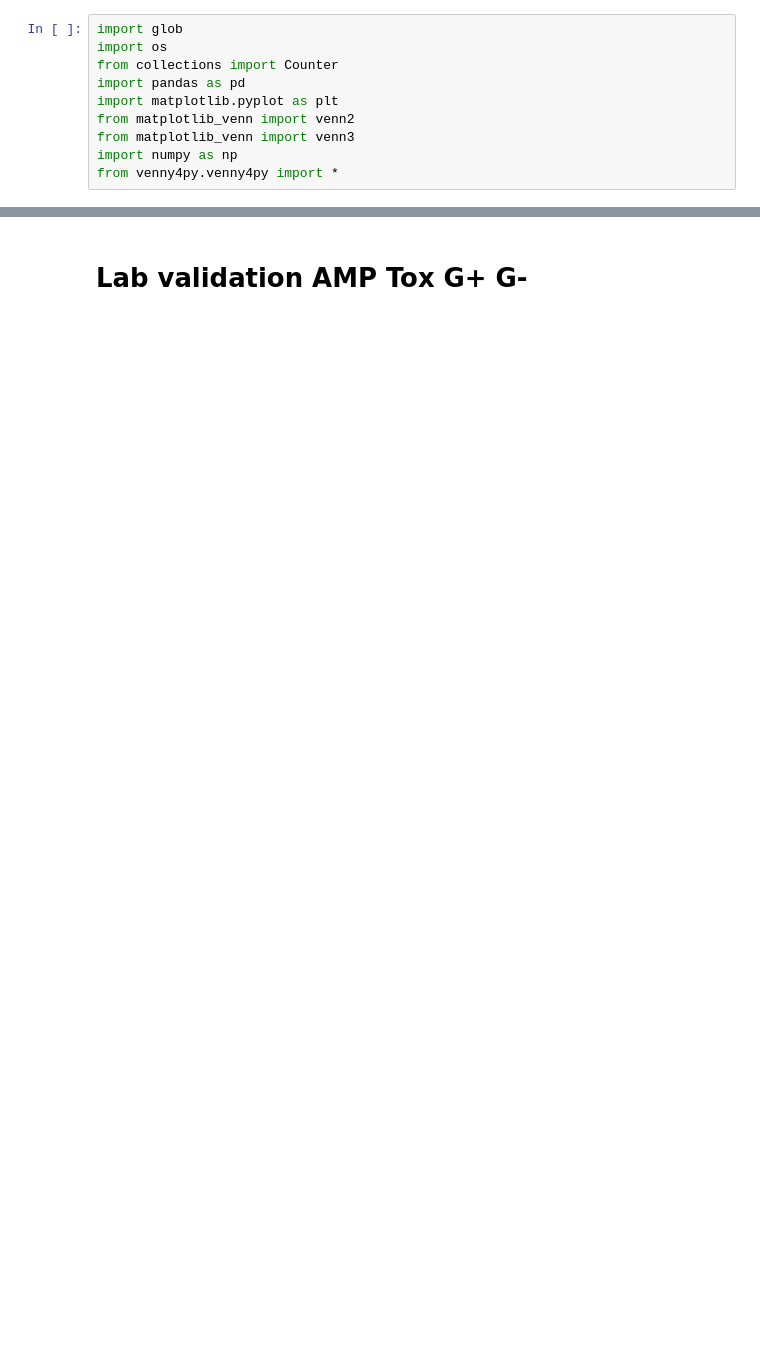
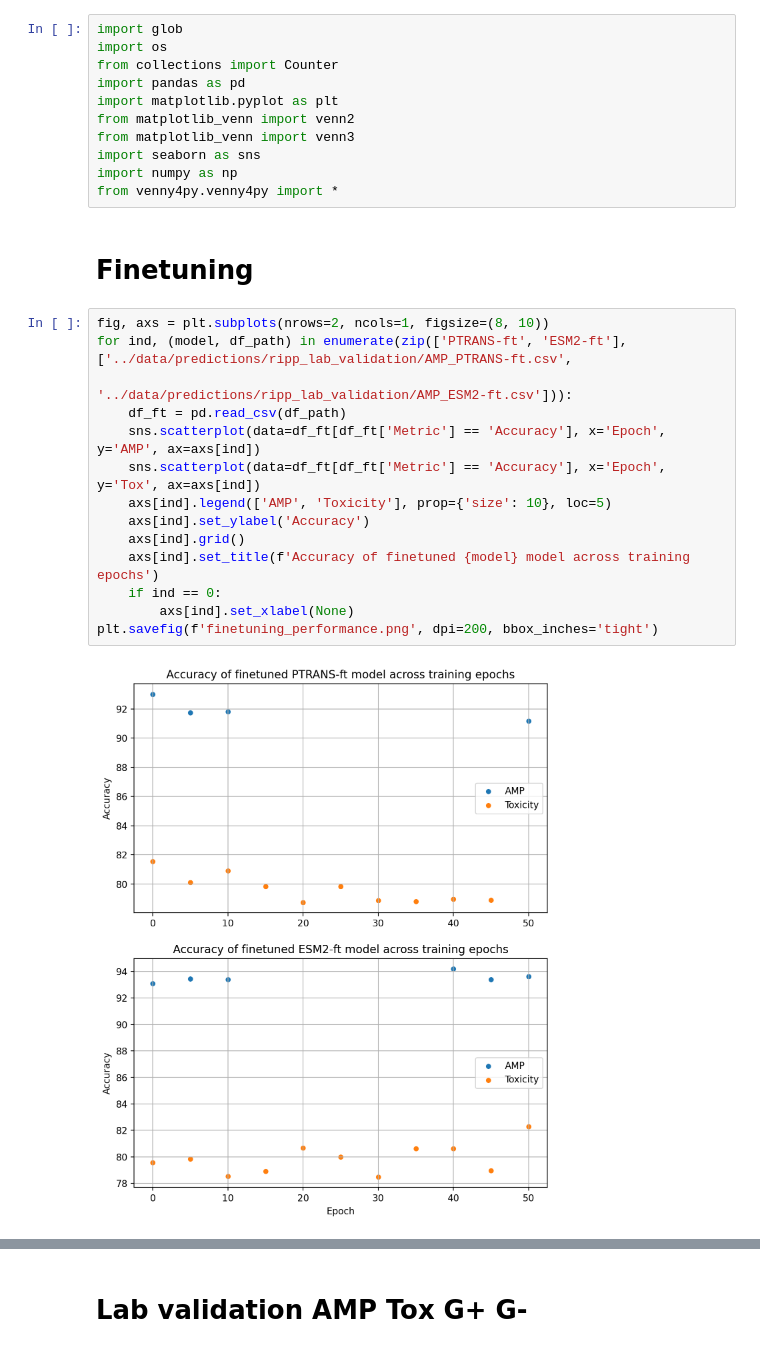
Before and after one commit to BGI-METAI/Metagenome-AI, a Jupyter notebook: notebooks/amp_tox_ripp.ipynb, the cells around one changed output, grey strips where cells are left out. Saved outputs shown, nothing was run; the diff lists cells and outputs as text; blank space fills up the shorter version.

```diff
--- a/notebooks/amp_tox_ripp.ipynb
+++ b/notebooks/amp_tox_ripp.ipynb
@@ -6,5 +6,24 @@ import pandas as pd
 import matplotlib.pyplot as plt
 from matplotlib_venn import venn2
 from matplotlib_venn import venn3
+import seaborn as sns
 import numpy as np
 from venny4py.venny4py import *
+# %% [markdown]
+# Finetuning
+# %%
+fig, axs = plt.subplots(nrows=2, ncols=1, figsize=(8, 10))
+for ind, (model, df_path) in enumerate(zip(['PTRANS-ft', 'ESM2-ft'], ['../data/predictions/ripp_lab_validation/AMP_PTRANS-ft.csv',
+                                                     '../data/predictions/ripp_lab_validation/AMP_ESM2-ft.csv'])):
+    df_ft = pd.read_csv(df_path)
+    sns.scatterplot(data=df_ft[df_ft['Metric'] == 'Accuracy'], x='Epoch', y='AMP', ax=axs[ind])
+    sns.scatterplot(data=df_ft[df_ft['Metric'] == 'Accuracy'], x='Epoch', y='Tox', ax=axs[ind])
+    axs[ind].legend(['AMP', 'Toxicity'], prop={'size': 10}, loc=5)
+    axs[ind].set_ylabel('Accuracy')
+    axs[ind].grid()
+    axs[ind].set_title(f'Accuracy of finetuned {model} model across training epochs')
+    if ind == 0:
+        axs[ind].set_xlabel(None)
+plt.savefig(f'finetuning_performance.png', dpi=200, bbox_inches='tight')
+# %% [output]
+[figure, added]
```
Also changed, not shown: parts of 7 cells of this notebook.
